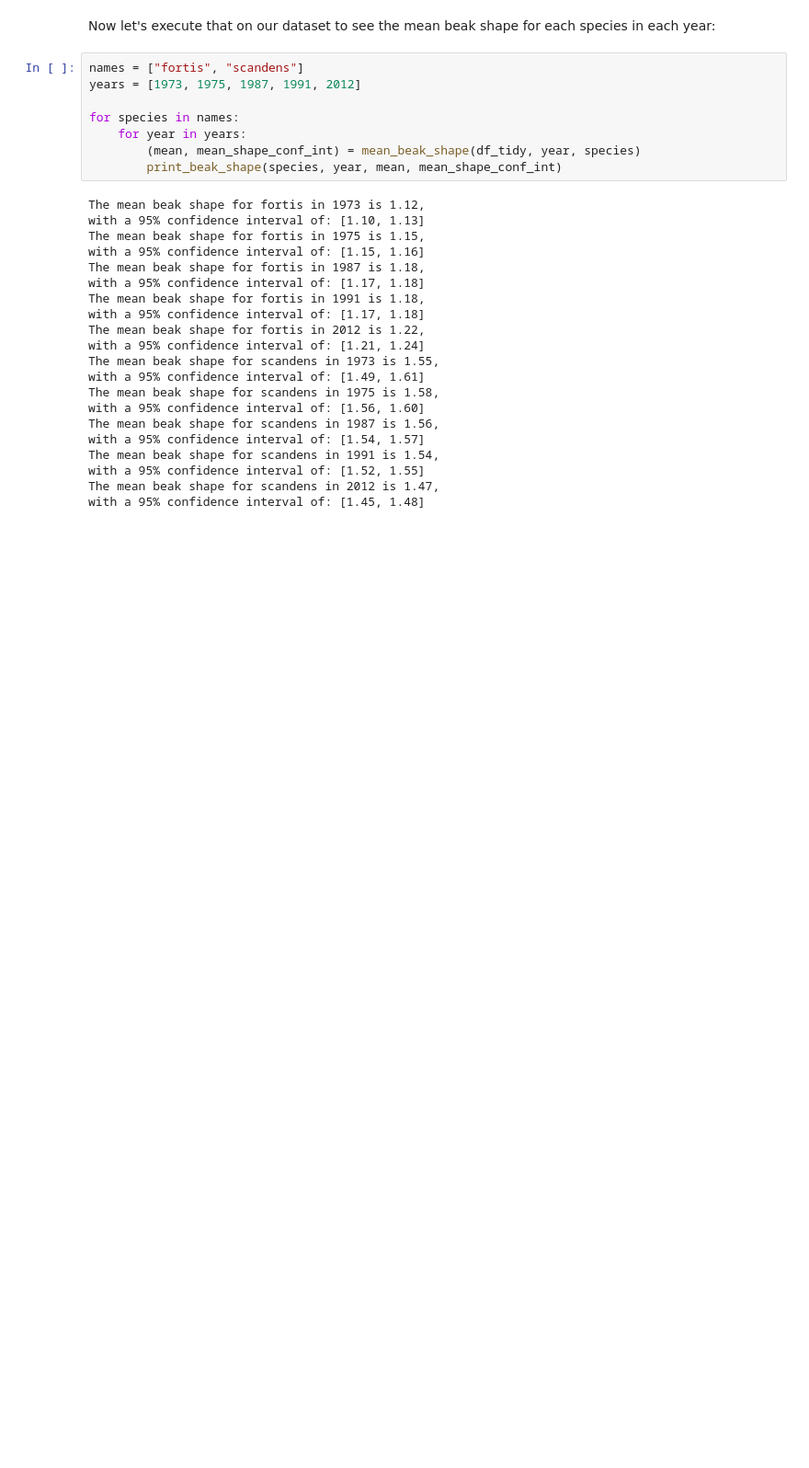
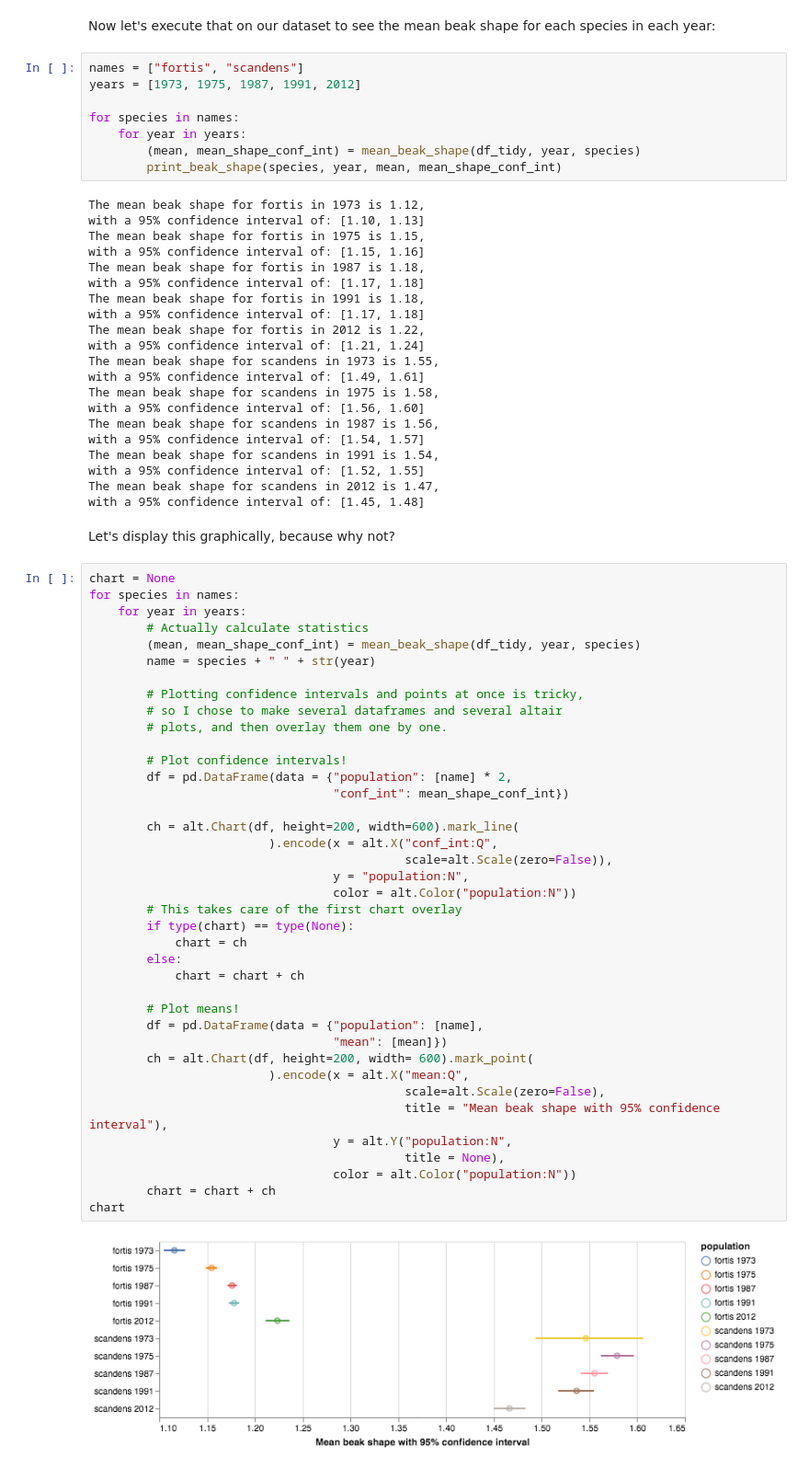
Before and after one commit to heathjohn62/bebi103, a Jupyter notebook: sandbox/John_hw5D.ipynb, the cells around one changed output. Shown at 92% size. Cells and saved outputs as stored; diff of their text form; blank space fills up the shorter version.

Commit message:
hypothesis test for D, plot for E

```diff
--- a/sandbox/John_hw5D.ipynb
+++ b/sandbox/John_hw5D.ipynb
@@ -236,3 +246,46 @@ The mean beak shape for scandens in 1991 is 1.54,
 with a 95% confidence interval of: [1.52, 1.55]
 The mean beak shape for scandens in 2012 is 1.47,
 with a 95% confidence interval of: [1.45, 1.48]
+# %% [markdown]
+Let's display this graphically, because why not?
+# %%
+chart = None
+for species in names:
+    for year in years:
+        # Actually calculate statistics
+        (mean, mean_shape_conf_int) = mean_beak_shape(df_tidy, year, species)
+        name = species + " " + str(year)
+
+        # Plotting confidence intervals and points at once is tricky,
+        # so I chose to make several dataframes and several altair
+        # plots, and then overlay them one by one.
+
+        # Plot confidence intervals!
+        df = pd.DataFrame(data = {"population": [name] * 2,
+                                  "conf_int": mean_shape_conf_int})
+
+        ch = alt.Chart(df, height=200, width=600).mark_line(
+                         ).encode(x = alt.X("conf_int:Q",
+                                            scale=alt.Scale(zero=False)),
+                                  y = "population:N",
+                                  color = alt.Color("population:N"))
+        # This takes care of the first chart overlay
+        if type(chart) == type(None):
+            chart = ch
+        else:
+            chart = chart + ch
+
+        # Plot means!
+        df = pd.DataFrame(data = {"population": [name],
+                                  "mean": [mean]})
+        ch = alt.Chart(df, height=200, width= 600).mark_point(
+                         ).encode(x = alt.X("mean:Q",
+                                            scale=alt.Scale(zero=False),
+                                            title = "Mean beak shape with 95% confidence interval"),
+                                  y = alt.Y("population:N",
+                                            title = None),
+                                  color = alt.Color("population:N"))
+        chart = chart + ch
+chart
+# %% [output]
+[figure, added]
```
Also changed, not shown: parts of 10 cells of this notebook, 4 other files.
